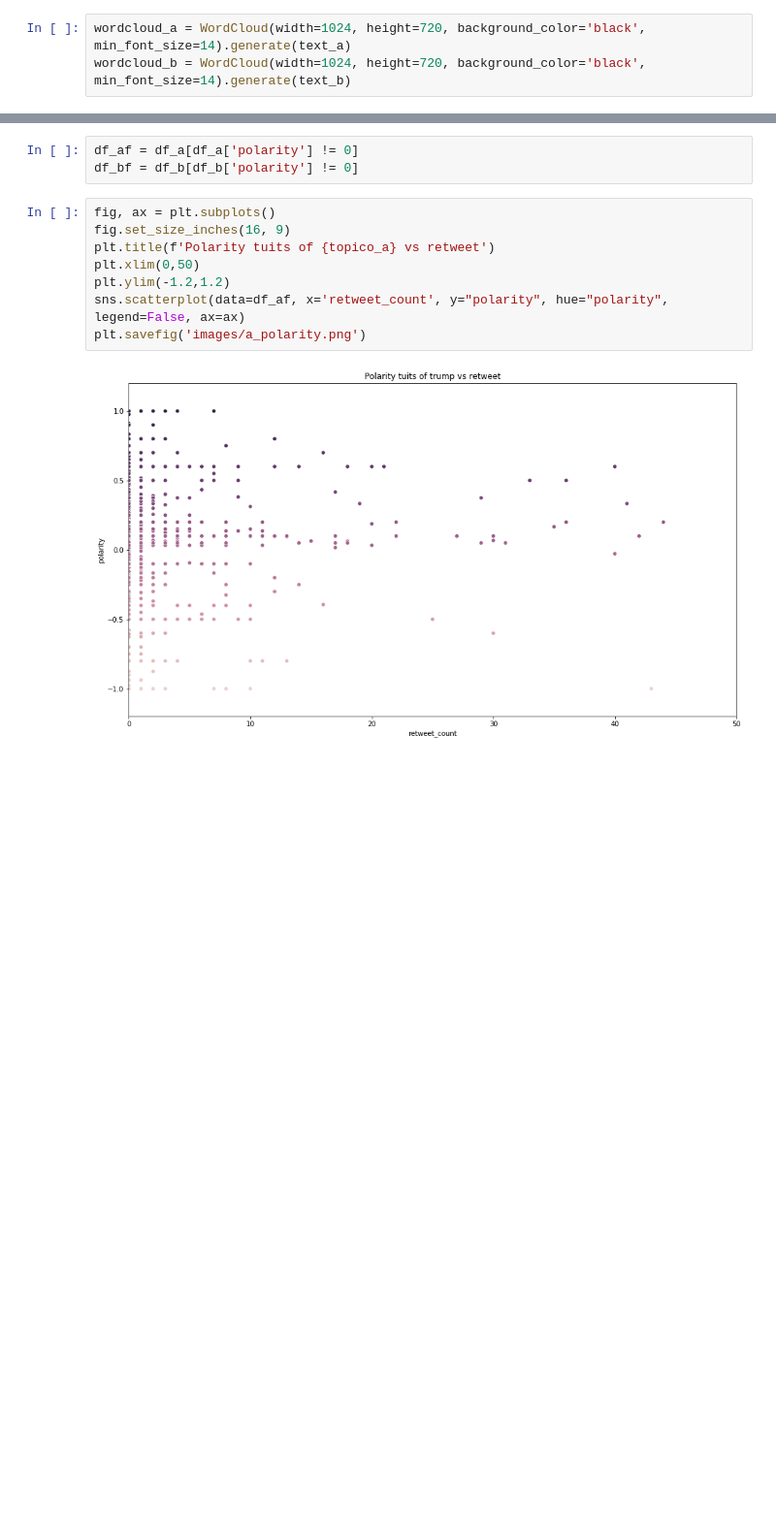
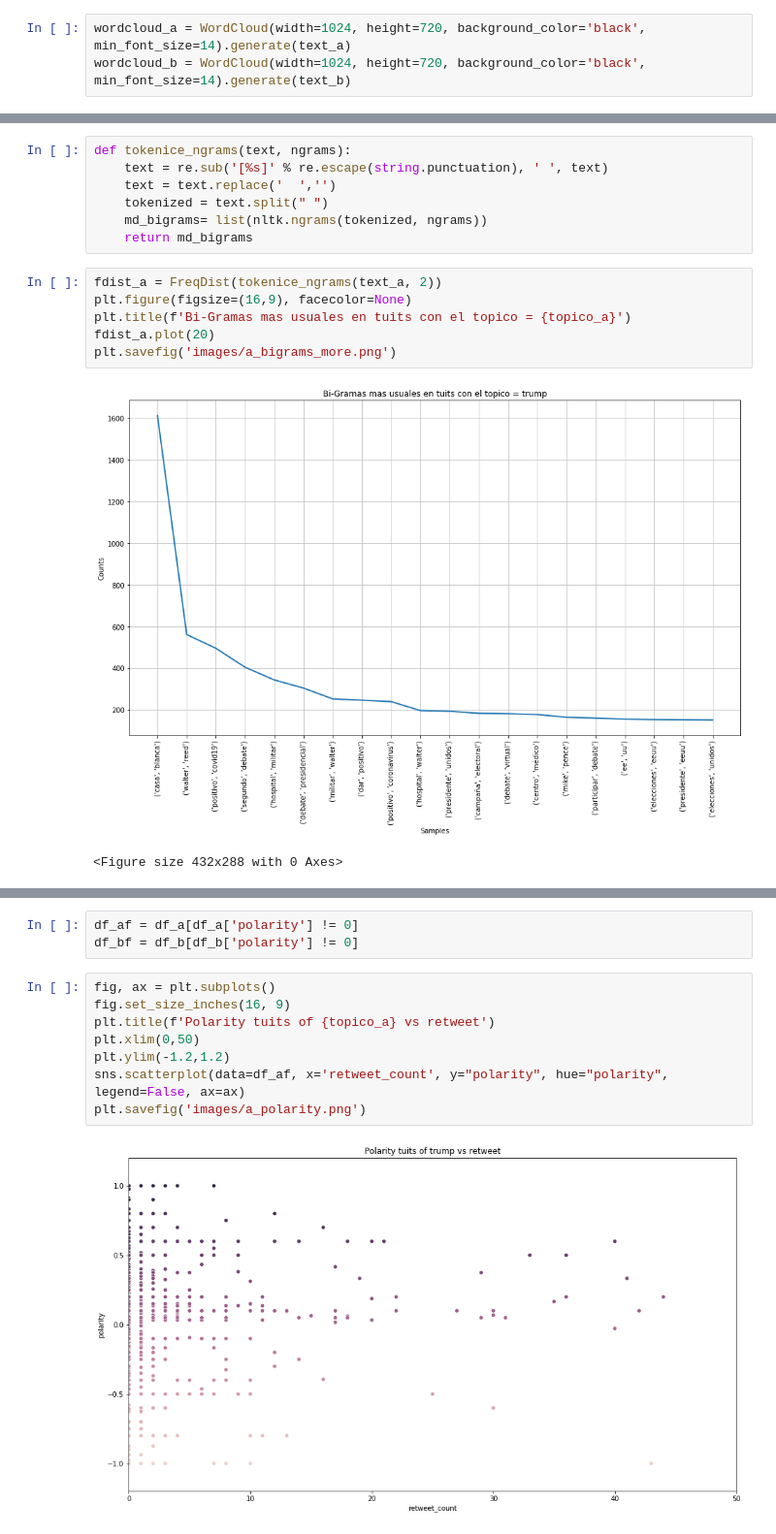
Before and after one commit to AnthonyPernia/TuitsAnalyzerElectionsUnitedStates2020, a Jupyter notebook: analysis_of_tweets.ipynb, the cells around one changed output, grey strips where cells are left out. Shown at 97% size. Saved outputs shown, nothing was run; the diff lists cells and outputs as text; blank space fills up the shorter version.

```diff
--- a/analysis_of_tweets.ipynb
+++ b/analysis_of_tweets.ipynb
@@ -244,0 +249,16 @@ plt.show()
+# %%
+def tokenice_ngrams(text, ngrams):
+    text = re.sub('[%s]' % re.escape(string.punctuation), ' ', text)
+    text = text.replace('  ','')
+    tokenized = text.split(" ")
+    md_bigrams= list(nltk.ngrams(tokenized, ngrams))
+    return md_bigrams
+# %%
+fdist_a = FreqDist(tokenice_ngrams(text_a, 2))
+plt.figure(figsize=(16,9), facecolor=None)
+plt.title(f'Bi-Gramas mas usuales en tuits con el topico = {topico_a}')
+fdist_a.plot(20)
+plt.savefig('images/a_bigrams_more.png')
+# %% [output]
+[figure, added]
+<Figure size 432x288 with 0 Axes>
```
Also changed, not shown: parts of 18 cells of this notebook, 6 other files.
